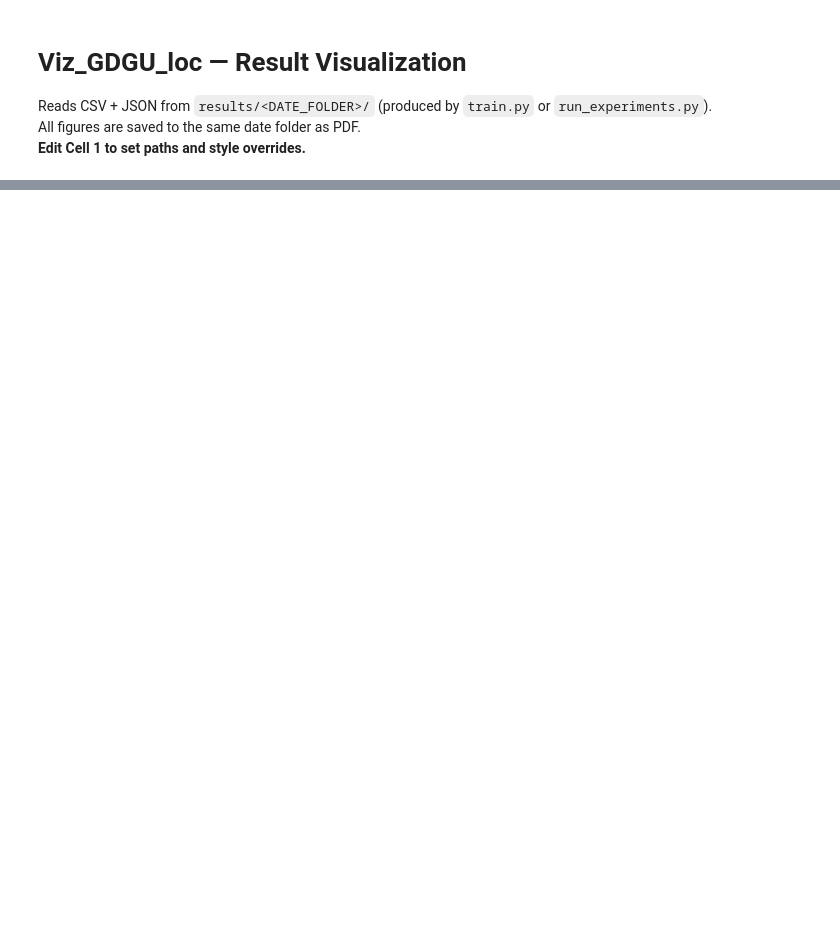
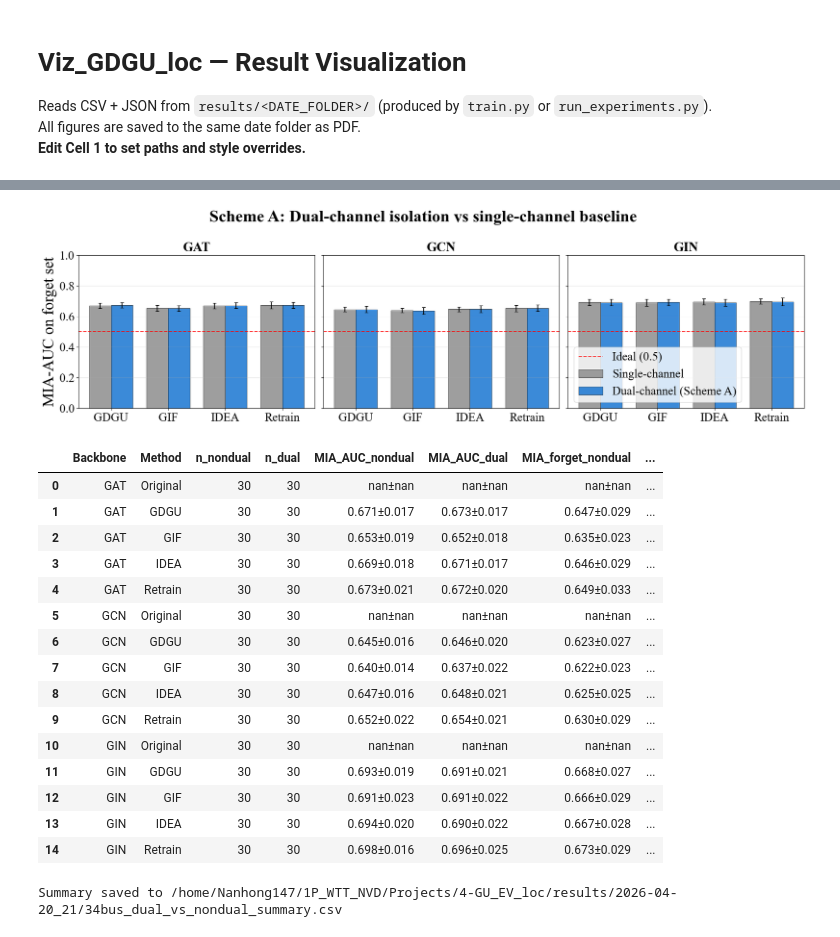
Before and after one commit to lnhfrank/GDGU_EV_localization, a Jupyter notebook: notebooks/Viz_GDGU_loc.ipynb, the cells around one changed output, grey strips where cells are left out. Drawn from its saved outputs; the diff is of its cells as text; code cells hidden in the pictures; blank space fills up the shorter version.

```diff
--- a/notebooks/Viz_GDGU_loc.ipynb
+++ b/notebooks/Viz_GDGU_loc.ipynb
@@ -110,0 +161,38 @@ print(f'\nFigures saved to: {RESULTS_DIR}/')
+# %%
+# Cell — Dual vs Non-dual MIA_forget comparison
+if HAS_DUAL:
+    # Use the intersection of scenarios present in both CSVs
+    common_scens = {sk: sv for sk, sv in scenarios.items()
+                    if sk in scenarios_dual}
+    common_bbs = [bb for bb in backbones if bb in backbones_dual]
+
+    plot_dual_vs_nondual_mia(
+        df_nondual=df, df_dual=df_dual,
+        filepath=str(RESULTS_DIR / f'{BUS_SYSTEM}_dual_vs_nondual_MIA.pdf'),
+        scenarios=common_scens, backbones=common_bbs,
+        mia_col='MIA_AUC')
+
+    summary = summarize_dual_vs_nondual(df, df_dual)
+    display(summary)
+    summary.to_csv(RESULTS_DIR / f'{BUS_SYSTEM}_dual_vs_nondual_summary.csv',
+                   index=False)
+    print(f"Summary saved to {RESULTS_DIR}/{BUS_SYSTEM}_dual_vs_nondual_summary.csv")
+# %% [output]
+[figure, added]
+|  | Backbone | Method | n_nondual | n_dual | MIA_AUC_nondual | MIA_AUC_dual | MIA_forget_nondual | ... |
+| 0 | GAT | Original | 30 | 30 | nan±nan | nan±nan | nan±nan | ... |
+| 1 | GAT | GDGU | 30 | 30 | 0.671±0.017 | 0.673±0.017 | 0.647±0.029 | ... |
+| 2 | GAT | GIF | 30 | 30 | 0.653±0.019 | 0.652±0.018 | 0.635±0.023 | ... |
+| 3 | GAT | IDEA | 30 | 30 | 0.669±0.018 | 0.671±0.017 | 0.646±0.029 | ... |
+| 4 | GAT | Retrain | 30 | 30 | 0.673±0.021 | 0.672±0.020 | 0.649±0.033 | ... |
+| 5 | GCN | Original | 30 | 30 | nan±nan | nan±nan | nan±nan | ... |
+| 6 | GCN | GDGU | 30 | 30 | 0.645±0.016 | 0.646±0.020 | 0.623±0.027 | ... |
+| 7 | GCN | GIF | 30 | 30 | 0.640±0.014 | 0.637±0.022 | 0.622±0.023 | ... |
+| 8 | GCN | IDEA | 30 | 30 | 0.647±0.016 | 0.648±0.021 | 0.625±0.025 | ... |
+| 9 | GCN | Retrain | 30 | 30 | 0.652±0.022 | 0.654±0.021 | 0.630±0.029 | ... |
+| 10 | GIN | Original | 30 | 30 | nan±nan | nan±nan | nan±nan | ... |
+| 11 | GIN | GDGU | 30 | 30 | 0.693±0.019 | 0.691±0.021 | 0.668±0.027 | ... |
+| 12 | GIN | GIF | 30 | 30 | 0.691±0.023 | 0.691±0.022 | 0.666±0.029 | ... |
+| 13 | GIN | IDEA | 30 | 30 | 0.694±0.020 | 0.690±0.022 | 0.667±0.028 | ... |
+| 14 | GIN | Retrain | 30 | 30 | 0.698±0.016 | 0.696±0.025 | 0.673±0.029 | ... |
+Summary saved to /home/Nanhong147/1P_WTT_NVD/Projects/4-GU_EV_loc/results/2026-04-20_21/34bus_dual_vs_nondual_summary.csv
```
Also changed, not shown: parts of 6 cells of this notebook, 11 other files.
